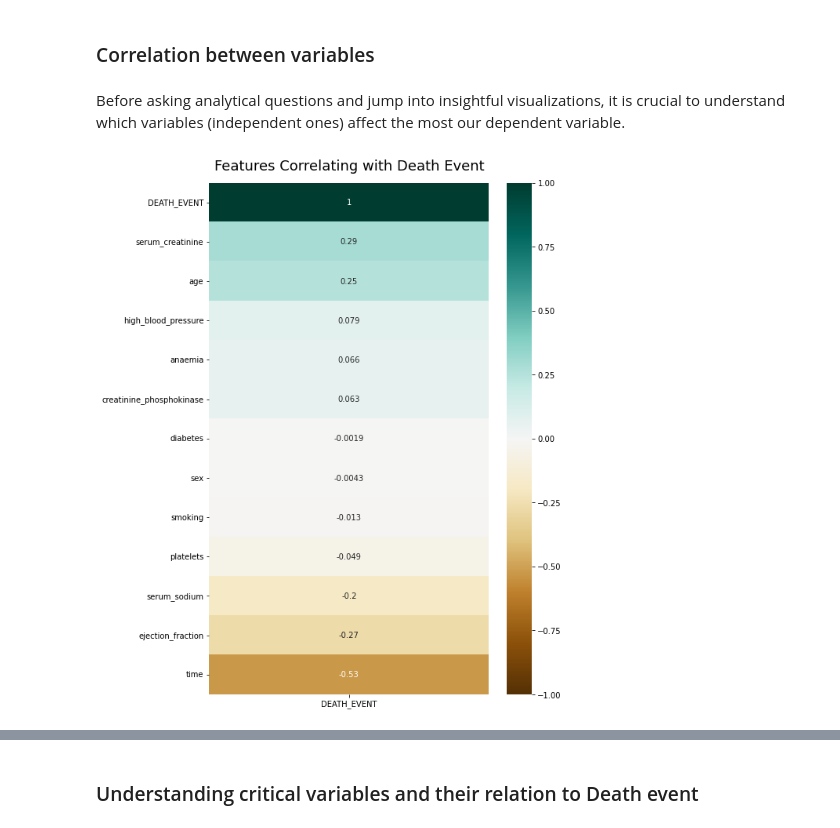
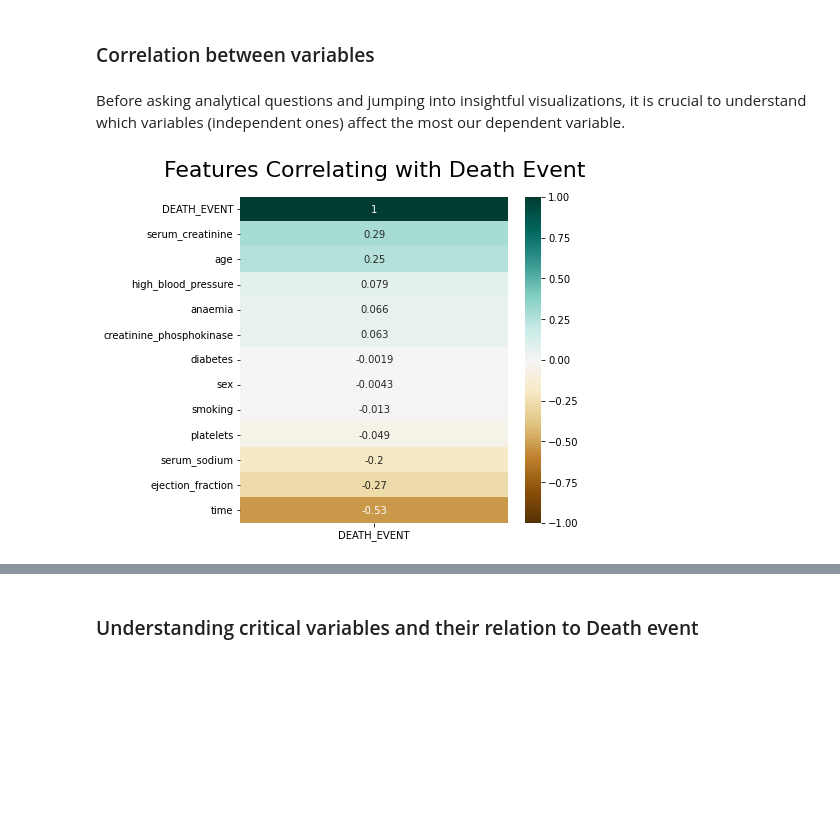
Before and after one commit to fredprada/heart_failure_prediction_kaggle, a Jupyter notebook: Heart_Failure_predictive_analysis.ipynb, the cells around one changed output, grey strips where cells are left out. Cells and saved outputs as stored; diff of their text form; code cells hidden in the pictures; blank space fills up the shorter version.

```diff
--- a/Heart_Failure_predictive_analysis.ipynb
+++ b/Heart_Failure_predictive_analysis.ipynb
@@ -295,12 +318,12 @@ fonts:
 # %% [markdown]
 ### Correlation between variables
 # %% [markdown]
-Before asking analytical questions and jump into insightful visualizations, it is crucial to understand which variables (independent ones) affect the most our dependent variable.
+Before asking analytical questions and jumping into insightful visualizations, it is crucial to understand which variables (independent ones) affect the most our dependent variable.
 # %%
 import seaborn as sns
 # %%
-plt.figure(figsize=(8, 12))
+plt.figure(figsize=(6, 6))
 heatmap = sns.heatmap(df.corr()[['DEATH_EVENT']].sort_values(by='DEATH_EVENT', ascending=False), vmin=-1, vmax=1, annot=True, cmap='BrBG')
-heatmap.set_title('Features Correlating with Death Event', fontdict={'fontsize':18}, pad=16);
+heatmap.set_title('Features Correlating with Death Event', fontdict={'fontsize':22}, pad=20);
 # %% [output]
-[figure, old version]
+[figure, new version]
```
Also changed, not shown: parts of 14 cells of this notebook.
